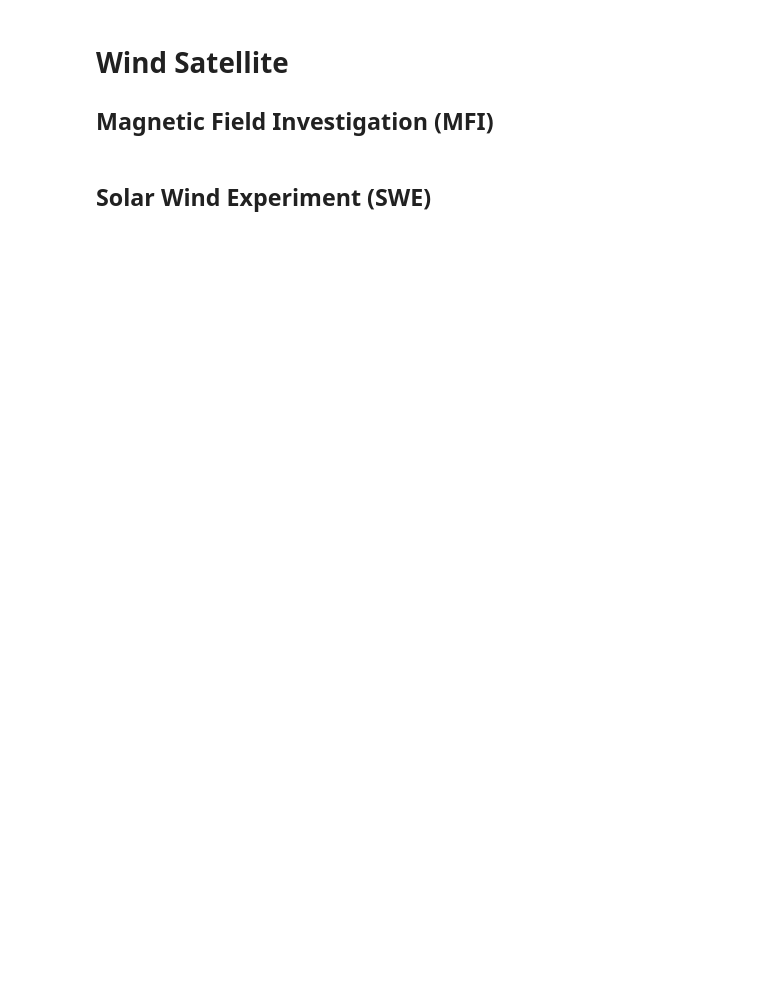
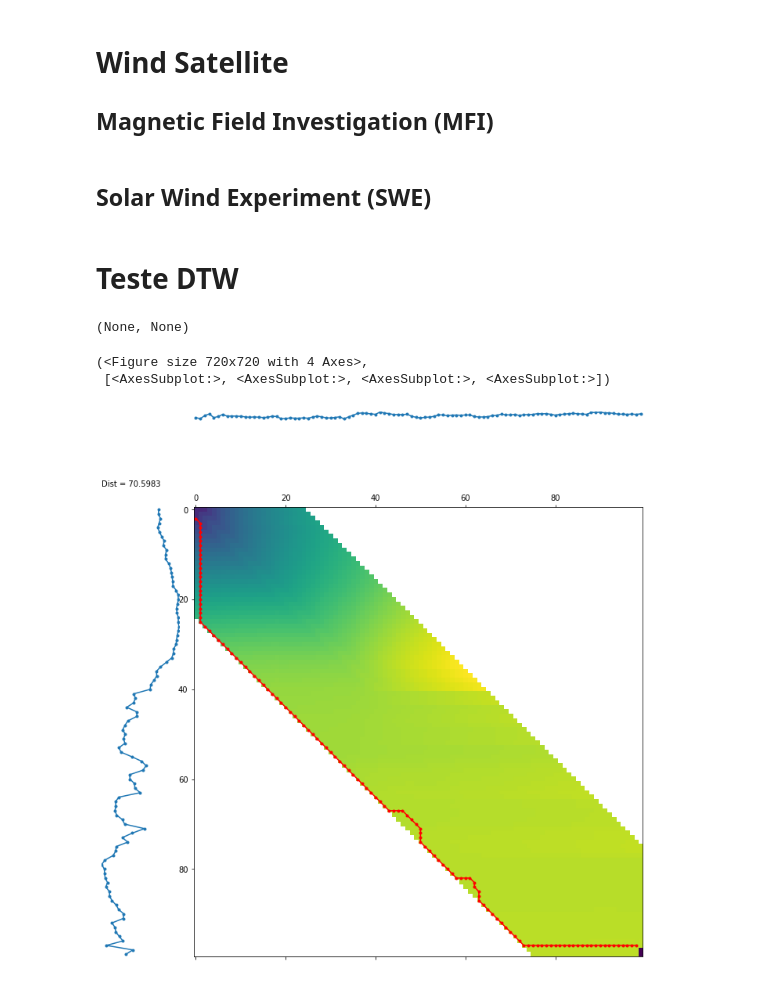
Before and after one commit to zemarchezi/NASASpaceApps, a Jupyter notebook: Read_CDF_Files.ipynb, the cells around one changed output. Drawn from its saved outputs; the diff is of its cells as text; code cells hidden in the pictures; blank space fills up the shorter version.

```diff
--- a/Read_CDF_Files.ipynb
+++ b/Read_CDF_Files.ipynb
@@ -168,2 +204,4 @@ swe_vars = pyspedas.wind.swe(trange=['2013-11-5', '2013-11-6'])
 swe_Ne = pytplot.data_quants['N_elec']
 swe_Te = pytplot.data_quants['T_elec']
+# %% [markdown]
+# Teste DTW
@@ -169,0 +215,16 @@ swe_Te = pytplot.data_quants['T_elec']
+# %%
+s1 = mfi_df["Bx_GSE"].head(100).values
+s2 = dataframe_gse["Bx_GSE"].head(100).values
+path = dtw.warping_path(s1, s2)
+dtwvis.plot_warping(s1, s2, path, filename="warp.png")
+# %% [output]
+(None, None)
+# %%
+from dtaidistance import dtw_visualisation as dtwvis
+d, paths = dtw.warping_paths(s1, s2, window=25, psi=2)
+best_path = dtw.best_path(paths)
+dtwvis.plot_warpingpaths(s1, s2, paths, best_path)
+# %% [output]
+(<Figure size 720x720 with 4 Axes>,
+ [<AxesSubplot:>, <AxesSubplot:>, <AxesSubplot:>, <AxesSubplot:>])
+[figure, added]
```
Also changed, not shown: parts of 14 cells of this notebook.
